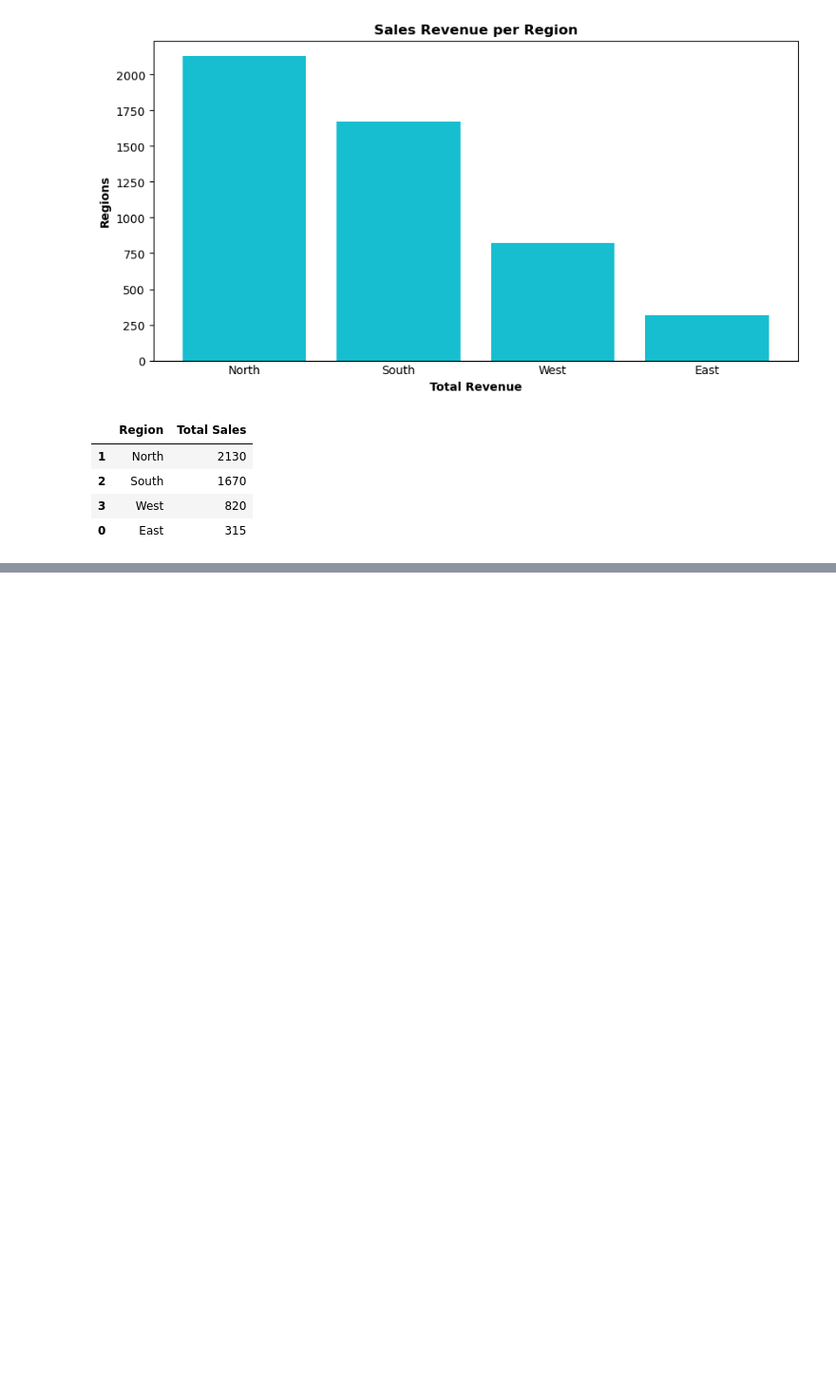
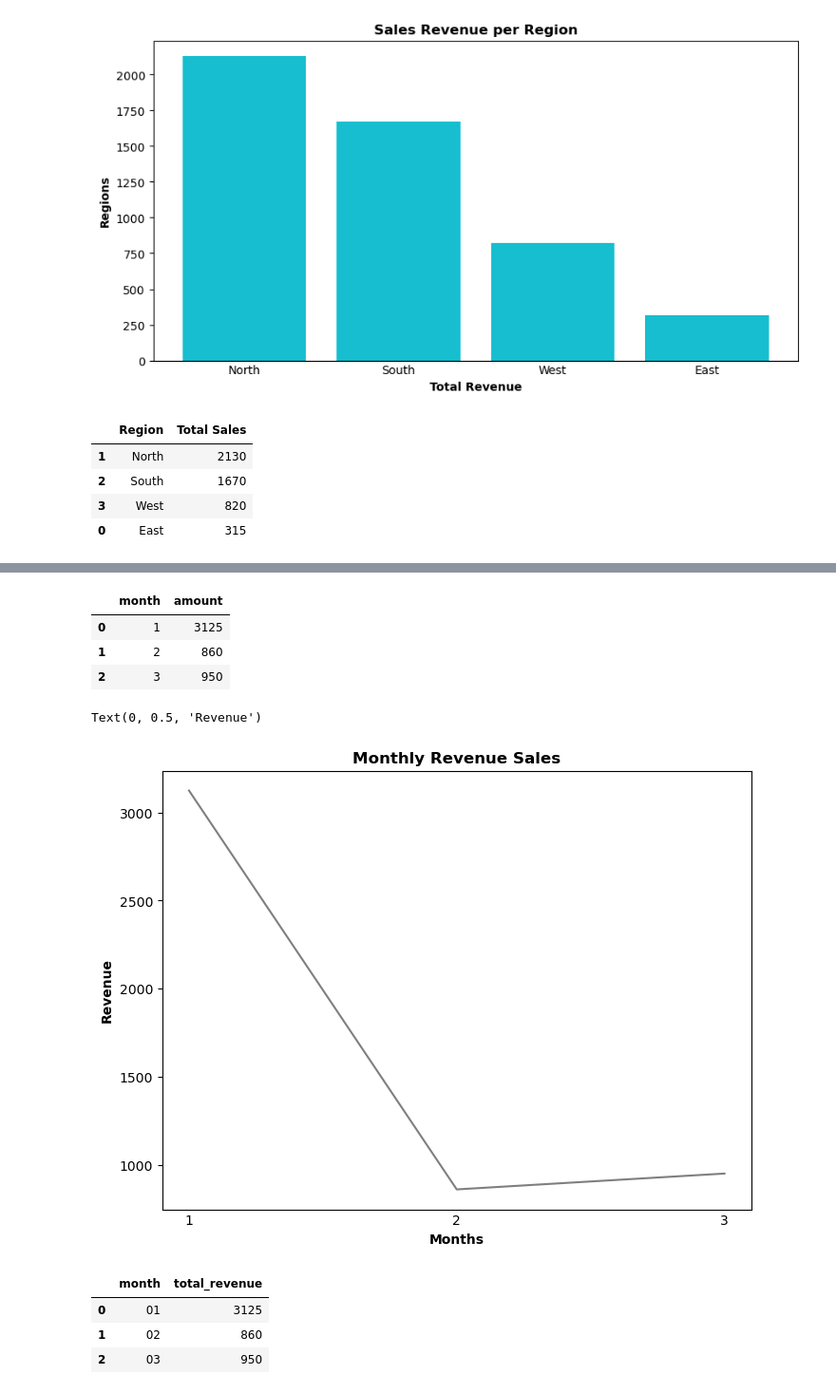
Before and after one commit to leiandrei/E-Commerce-Dataset, a Jupyter notebook: Practice #1 -Mock E-Commerce Dataset.ipynb, the cells around one changed output, grey strips where cells are left out. Shown at 95% size. Cells and saved outputs as stored; diff of their text form; code cells hidden in the pictures; blank space fills up the shorter version.

```diff
--- a/Practice #1 -Mock E-Commerce Dataset.ipynb
+++ b/Practice #1 -Mock E-Commerce Dataset.ipynb
@@ -255,0 +260,4 @@ region_sales
+# %%
+df2['date'] = pd.to_datetime(df2['date'])
+df2['month'] = df2['date'].dt.month
+df2
@@ -255,0 +282,35 @@ region_sales
+# %%
+monthly_sales = df2.groupby('month').agg({'amount' : 'sum'}).reset_index()
+monthly_sales['month'] = monthly_sales['month'].astype(int)
+monthly_sales
+# %% [output]
+|  | month | amount |
+| 0 | 1 | 3125 |
+| 1 | 2 | 860 |
+| 2 | 3 | 950 |
+# %%
+plt.figure(figsize=(8, 6    ))
+plt.title('Monthly Revenue Sales', fontweight='bold')
+plt.plot(monthly_sales['month'], monthly_sales['amount'], color='C7')
+plt.gca().xaxis.set_major_locator(plt.MaxNLocator(integer=True))
+plt.tick_params(axis='x', length=0)
+plt.xlabel('Months', fontweight='bold')
+plt.ylabel('Revenue', fontweight='bold')
+# %% [output]
+Text(0, 0.5, 'Revenue')
+[figure, added]
+# %%
+monthly_sales_query = """
+    select
+        strftime('%m', date) AS month,
+        sum(amount) as total_revenue
+    from e_commerce
+    group by month
+"""
+
+display(read_query(monthly_sales_query))
+# %% [output]
+|  | month | total_revenue |
+| 0 | 01 | 3125 |
+| 1 | 02 | 860 |
+| 2 | 03 | 950 |
```
Also changed, not shown: parts of 2 cells of this notebook.
